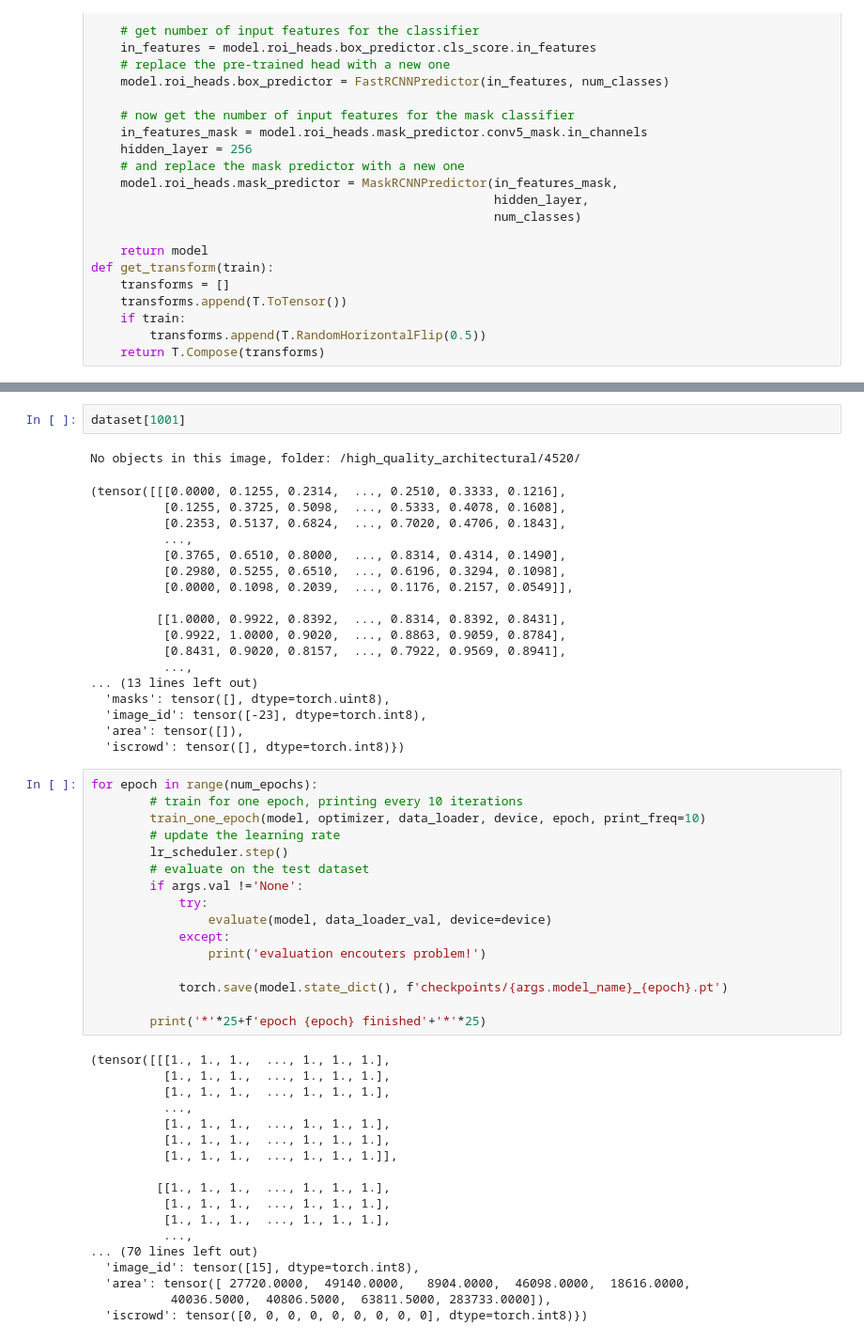
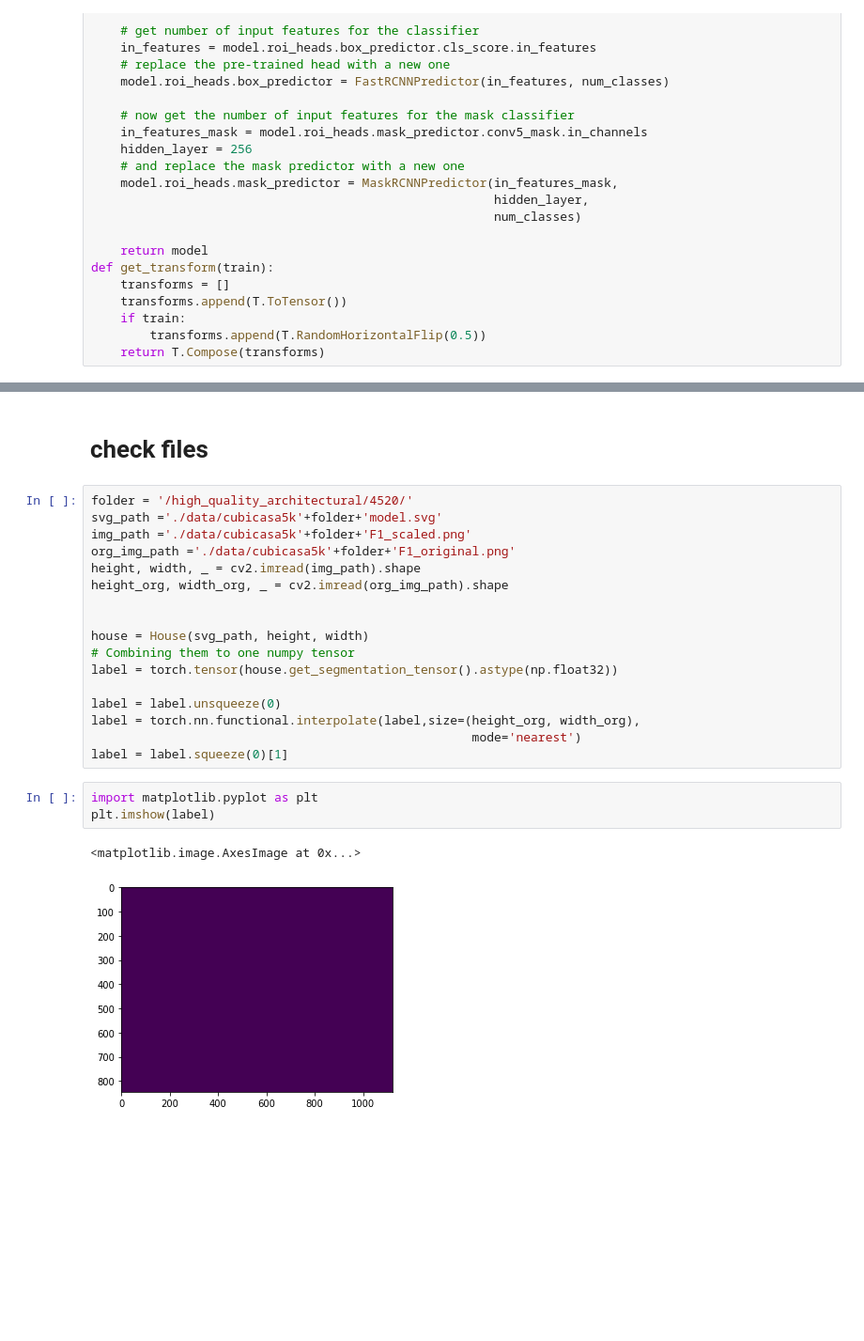
Before and after one commit to lianqiann/CubicasaProj, a Jupyter notebook: maskRCNN_lookup.ipynb, the cells around one changed output, grey strips where cells are left out. Shown: that part at 94% size. Drawn from its saved outputs; the diff is of its cells as text; blank space fills up the shorter version.

```diff
--- a/maskRCNN_lookup.ipynb
+++ b/maskRCNN_lookup.ipynb
@@ -200,55 +200,25 @@ x[1001]
-# %%
-dataset[1001]
-# %% [output]
-No objects in this image, folder: /high_quality_architectural/4520/
-(tensor([[[0.0000, 0.1255, 0.2314,  ..., 0.2510, 0.3333, 0.1216],
-          [0.1255, 0.3725, 0.5098,  ..., 0.5333, 0.4078, 0.1608],
-          [0.2353, 0.5137, 0.6824,  ..., 0.7020, 0.4706, 0.1843],
-          ...,
-          [0.3765, 0.6510, 0.8000,  ..., 0.8314, 0.4314, 0.1490],
-          [0.2980, 0.5255, 0.6510,  ..., 0.6196, 0.3294, 0.1098],
-          [0.0000, 0.1098, 0.2039,  ..., 0.1176, 0.2157, 0.0549]],
-
-         [[1.0000, 0.9922, 0.8392,  ..., 0.8314, 0.8392, 0.8431],
-          [0.9922, 1.0000, 0.9020,  ..., 0.8863, 0.9059, 0.8784],
-          [0.8431, 0.9020, 0.8157,  ..., 0.7922, 0.9569, 0.8941],
-          ...,
-... (13 lines left out)
-  'masks': tensor([], dtype=torch.uint8),
-  'image_id': tensor([-23], dtype=torch.int8),
-  'area': tensor([]),
-  'iscrowd': tensor([], dtype=torch.int8)})
-# %%
-for epoch in range(num_epochs):
-        # train for one epoch, printing every 10 iterations
-        train_one_epoch(model, optimizer, data_loader, device, epoch, print_freq=10)
-        # update the learning rate
-        lr_scheduler.step()
-        # evaluate on the test dataset
-        if args.val !='None':
-            try:
-                evaluate(model, data_loader_val, device=device)
-            except:
-                print('evaluation encouters problem!')
-
-            torch.save(model.state_dict(), f'checkpoints/{args.model_name}_{epoch}.pt')
-
-        print('*'*25+f'epoch {epoch} finished'+'*'*25)
-# %% [output]
-(tensor([[[1., 1., 1.,  ..., 1., 1., 1.],
-          [1., 1., 1.,  ..., 1., 1., 1.],
-          [1., 1., 1.,  ..., 1., 1., 1.],
-          ...,
-          [1., 1., 1.,  ..., 1., 1., 1.],
-          [1., 1., 1.,  ..., 1., 1., 1.],
-          [1., 1., 1.,  ..., 1., 1., 1.]],
-
-         [[1., 1., 1.,  ..., 1., 1., 1.],
-          [1., 1., 1.,  ..., 1., 1., 1.],
-          [1., 1., 1.,  ..., 1., 1., 1.],
-          ...,
-... (70 lines left out)
-  'image_id': tensor([15], dtype=torch.int8),
-  'area': tensor([ 27720.0000,  49140.0000,   8904.0000,  46098.0000,  18616.0000,
-           40036.5000,  40806.5000,  63811.5000, 283733.0000]),
-  'iscrowd': tensor([0, 0, 0, 0, 0, 0, 0, 0, 0], dtype=torch.int8)})
+# %% [markdown]
+# check files
+# %%
+folder = '/high_quality_architectural/4520/'
+svg_path ='./data/cubicasa5k'+folder+'model.svg'
+img_path ='./data/cubicasa5k'+folder+'F1_scaled.png'
+org_img_path ='./data/cubicasa5k'+folder+'F1_original.png'
+height, width, _ = cv2.imread(img_path).shape
+height_org, width_org, _ = cv2.imread(org_img_path).shape
+
+
+house = House(svg_path, height, width)
+# Combining them to one numpy tensor
+label = torch.tensor(house.get_segmentation_tensor().astype(np.float32))
+
+label = label.unsqueeze(0)
+label = torch.nn.functional.interpolate(label,size=(height_org, width_org),
+                                                    mode='nearest')
+label = label.squeeze(0)[1]
+# %%
+import matplotlib.pyplot as plt
+plt.imshow(label)
+# %% [output]
+<matplotlib.image.AxesImage at 0x...>
+[figure, added]
```
Also changed, not shown: parts of 14 cells of this notebook, 2 other files.
